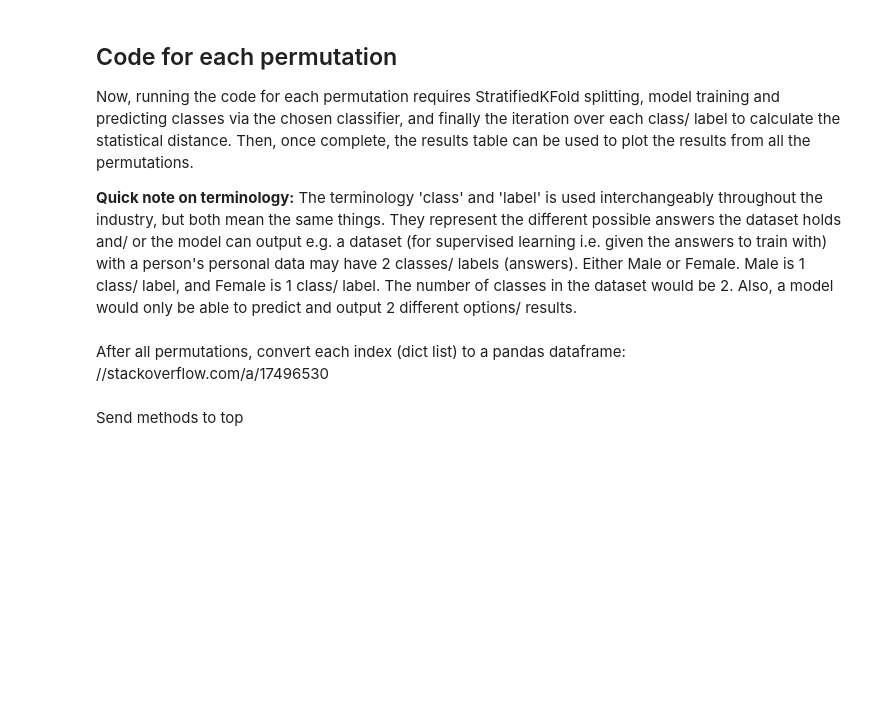
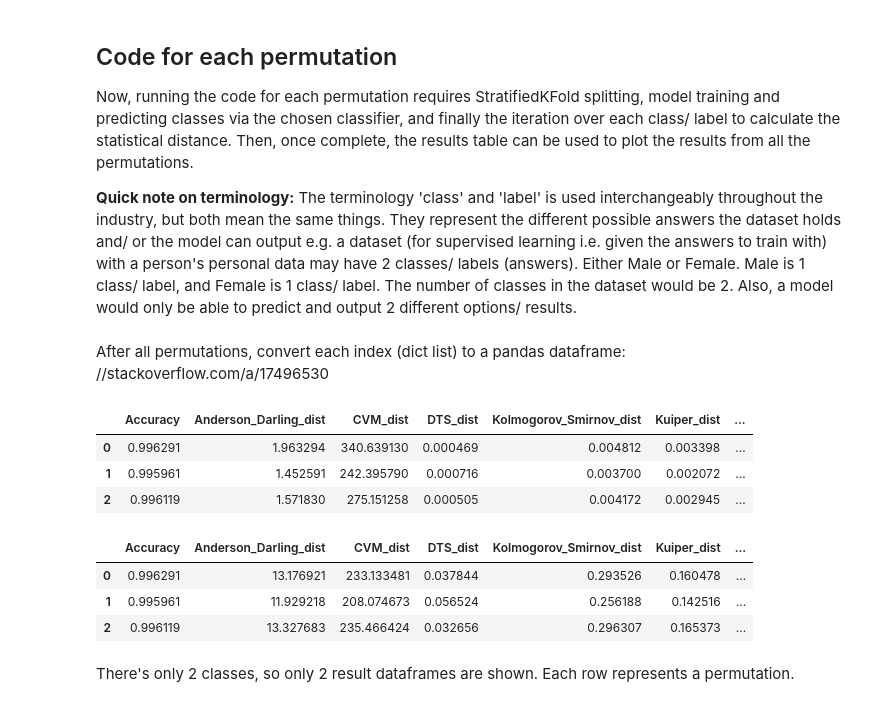
Before and after one commit to ISorokos/SafeML, a Jupyter notebook: Implementation_in_Python/CICIDS2017_Security_Data/Security_CICIDS2017_v1.ipynb, the cells around one changed output. Drawn from its saved outputs; the diff is of its cells as text; code cells hidden in the pictures; blank space fills up the shorter version.

```diff
--- a/Implementation_in_Python/CICIDS2017_Security_Data/Security_CICIDS2017_v1.ipynb
+++ b/Implementation_in_Python/CICIDS2017_Security_Data/Security_CICIDS2017_v1.ipynb
@@ -205,7 +259,7 @@ def train_and_predict_Neural_Network_MLP_model(X_train, X_test, y_train, y_test)
 dimensions_num_for_PCA = 30
 
 # Max number of permutations to run. Can be altered for needs.
-number_of_permutations = 10
+number_of_permutations = 3
 
 # 10 folds is usually the heuristic to follow for larger datasets of around this size.
 num_of_splits_for_skf = 10
@@ -956,7 +1010,7 @@ list_of_lists_results = [[] for i in range(number_of_classes)]
 
 for current_permutation in range(number_of_permutations):
     # 1.1. Cross validation, train test splitting here (extract to functions)
-    X_train, X_test, y_train, y_test = get_stratifiedKFold_train_test_split(X, y)
+    X_train, X_test, y_train, y_test = get_shuffled_stratifiedKFold_train_test_split(X, y)
 
     # 1.2. Train MLP classifier here using the train and test data, and call model.predict to get pred_y
     pred_y, accuracy = train_and_predict_Neural_Network_MLP_model(X_train, X_test, y_train, y_test)
@@ -988,5 +1042,8 @@ for dict_result_list in list_of_lists_results:
 
 # Print first dataframe result table, for class 0
 result_dataframes[0]
+# %% [output]
+|  | Accuracy | Anderson_Darling_dist | CVM_dist | DTS_dist | Kolmogorov_Smirnov_dist | Kuiper_dist | ... |
+| 0 | 0.996291 | 1.963294 | 340.639130 | 0.000469 | 0.004812 | 0.003398 | ... |
+| 1 | 0.995961 | 1.452591 | 242.395790 | 0.000716 | 0.003700 | 0.002072 | ... |
+| 2 | 0.996119 | 1.571830 | 275.151258 | 0.000505 | 0.004172 | 0.002945 | ... |
-# %% [markdown]
-Send methods to top
@@ -1042,0 +1050,10 @@ def get_X_train_and_test_data_for_given_label(labels, label_index, X_train, X_te
+# %%
+# Print second dataframe result table, for class 1
+result_dataframes[1]
+# %% [output]
+|  | Accuracy | Anderson_Darling_dist | CVM_dist | DTS_dist | Kolmogorov_Smirnov_dist | Kuiper_dist | ... |
+| 0 | 0.996291 | 13.176921 | 233.133481 | 0.037844 | 0.293526 | 0.160478 | ... |
+| 1 | 0.995961 | 11.929218 | 208.074673 | 0.056524 | 0.256188 | 0.142516 | ... |
+| 2 | 0.996119 | 13.327683 | 235.466424 | 0.032656 | 0.296307 | 0.165373 | ... |
+# %% [markdown]
+There's only 2 classes, so only 2 result dataframes are shown. Each row represents a permutation.
```
Also changed, not shown: parts of 8 cells of this notebook.
